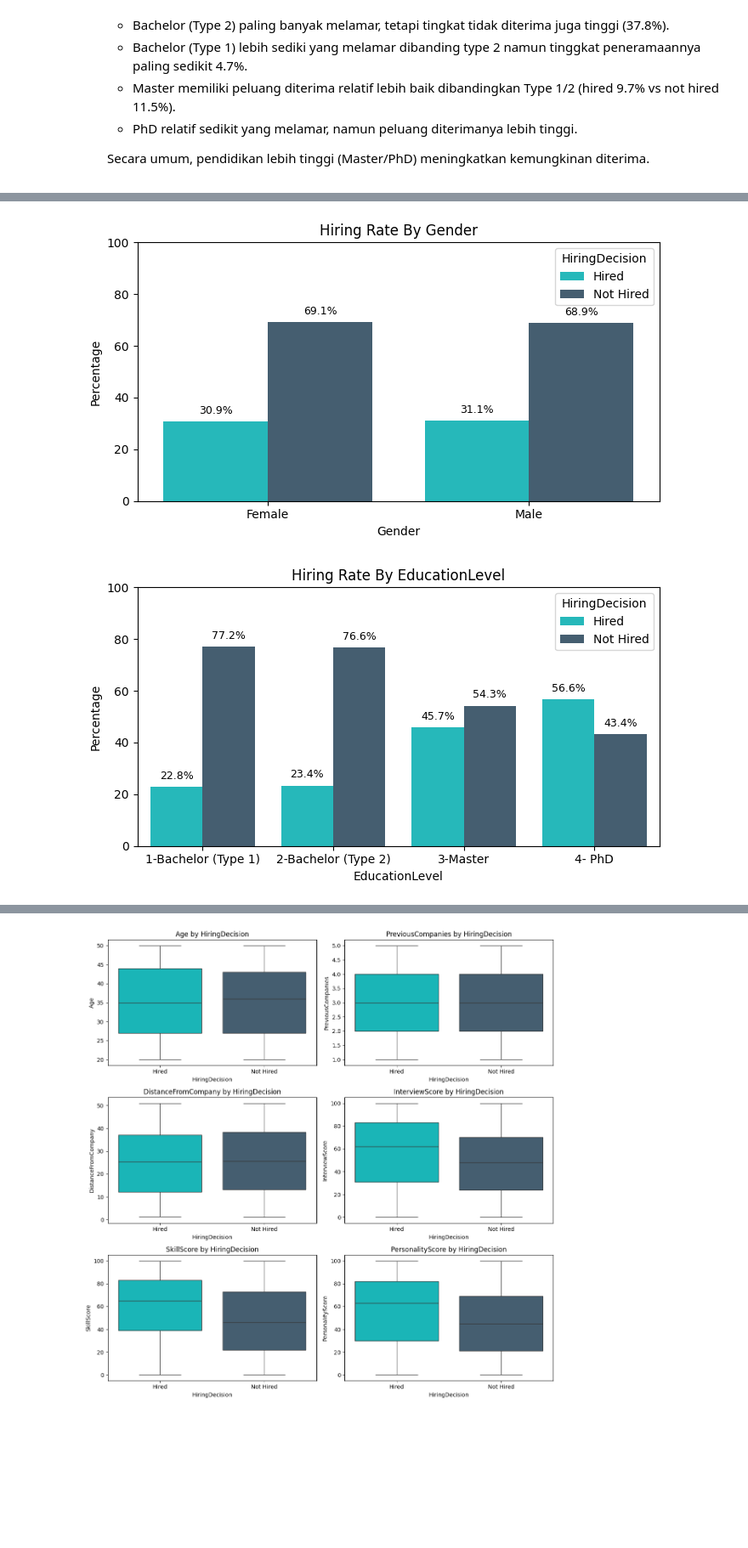
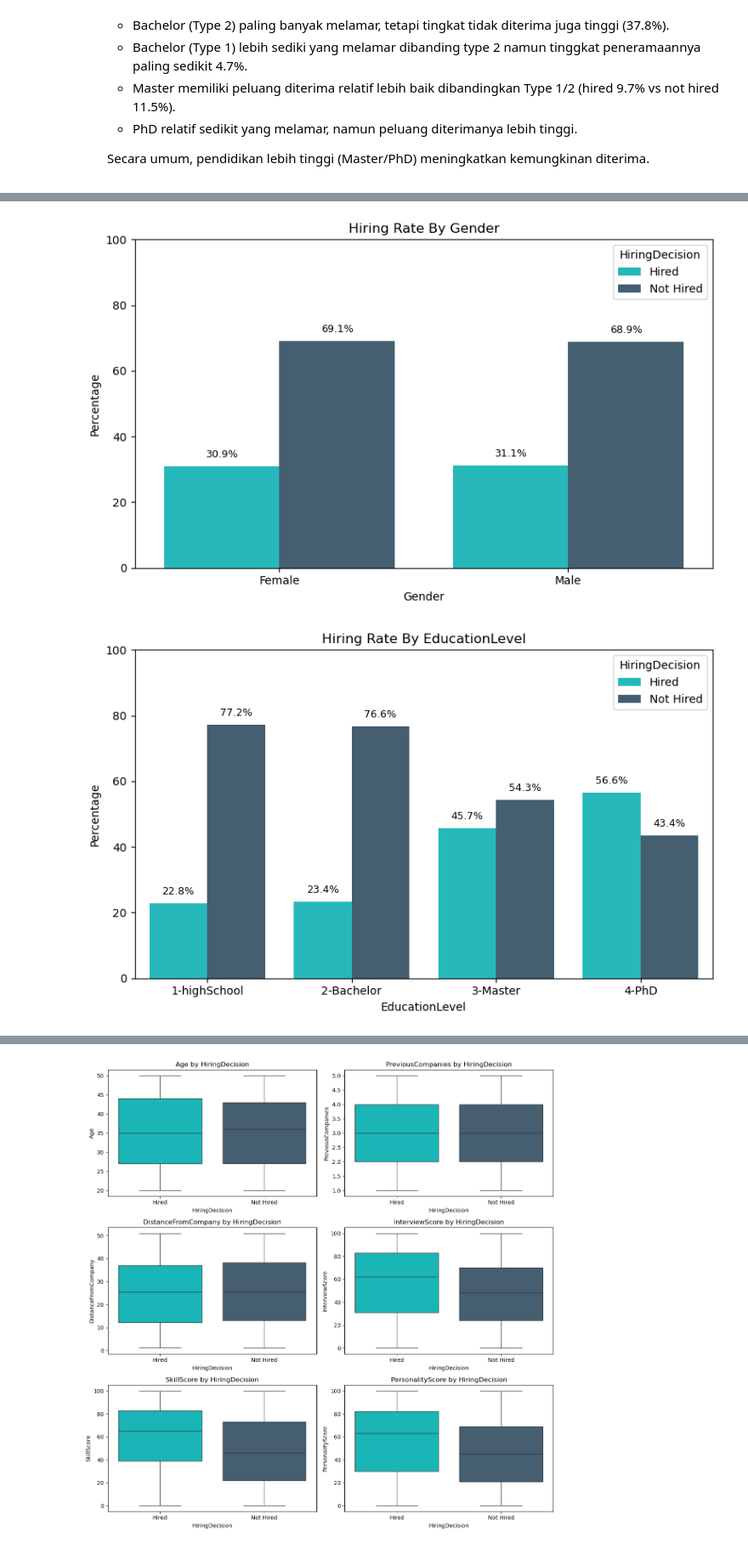
Before and after one commit to agirahmawandi/4kings_project, a Jupyter notebook: Stage1_EDA.ipynb, the cells around one changed output, grey strips where cells are left out. Shown at 85% size. Drawn from its saved outputs; the diff is of its cells as text; code cells hidden in the pictures; blank space fills up the shorter version.

```diff
--- a/Stage1_EDA.ipynb
+++ b/Stage1_EDA.ipynb
@@ -67,10 +67,10 @@ Several columns, namely Gender, Education Level, Recruitment Strategy, and Hirin
 # Konversi ke kategori
 df["Gender"] = df["Gender"].map({0: "Male", 1: "Female"}).astype("category")
 df["EducationLevel"] = df["EducationLevel"].map({
-    1: "1-Bachelor (Type 1)",
-    2: "2-Bachelor (Type 2)",
+    1: "1-highSchool",
+    2: "2-Bachelor",
     3: "3-Master",
-    4: "4- PhD"
+    4: "4-PhD"
 }).astype("category")
 df["RecruitmentStrategy"] = df["RecruitmentStrategy"].map({
     1: "1-Aggressive",
@@ -162,12 +162,12 @@ numeric= df.select_dtypes(include=['int64','float64']).columns
 n_cols = 4
 n_rows = (len(numeric) + n_cols - 1) // n_cols
 
-fig, axes = plt.subplots(nrows=n_rows, ncols=n_cols, figsize=(8, 5))
+fig, axes = plt.subplots(nrows=n_rows, ncols=n_cols, figsize=(12, 5))
 axes = axes.flatten()
 
 for i, col in enumerate(numeric):
-    sns.boxplot(y=df[col], ax=axes[i],color="#00CED1")
-    axes[i].set_title(col)
+    sns.boxplot(x=df[col], ax=axes[i],color="#00CED1")
+    # axes[i].set_title(col)
 
 # Hide any unused subplots
 for j in range(len(numeric), len(axes)):
@@ -429,35 +429,35 @@ for col in categorical_cols:
 # %%
-categorical_cols = df.select_dtypes(include=['category']).columns.drop('HiringDecision')
-target = "HiringDecision"
+# categorical_cols = df.select_dtypes(include=['category']).columns.drop('HiringDecision')
+# target = "HiringDecision"
 custom_colors = ["#0DD0D3","#3E5F77"]
 
 for col in categorical_cols:
-    plt.figure(figsize=(7,4))
+    plt.figure(figsize=(8,5))
 
     proportions_df = df.groupby(col,observed=True)[target].value_counts(normalize=True).mul(100).rename('Percentage').reset_index()
 
     ax = sns.barplot(data=proportions_df, x=col, y='Percentage', hue=target, palette=custom_colors)
 
     ax.set_title(f"Hiring Rate By {col}")
     ax.set_xlabel(col)
     ax.set_ylabel("Percentage")
     ax.set_ylim(0, 100)
 
     # Tambahkan label persentase di atas setiap bar
     for p in ax.patches:
         height = p.get_height()
 
         # Tambahkan kondisi ini: HANYA tampilkan label jika tingginya > 0
         if height > 0:
             ax.text(
                 p.get_x() + p.get_width() / 2.,
                 height + 2, # Tambahkan sedikit jarak agar label tidak menempel
                 f"{height:.1f}%",
                 ha='center', va='bottom', fontsize=9, color='black'
             )
 
     plt.tight_layout()
     plt.show()
 # %% [output]
-[figure, old version]
+[figure, new version]
-[figure, old version]
+[figure, new version]
```
Also changed, not shown: parts of 10 cells of this notebook, 2 other files.
